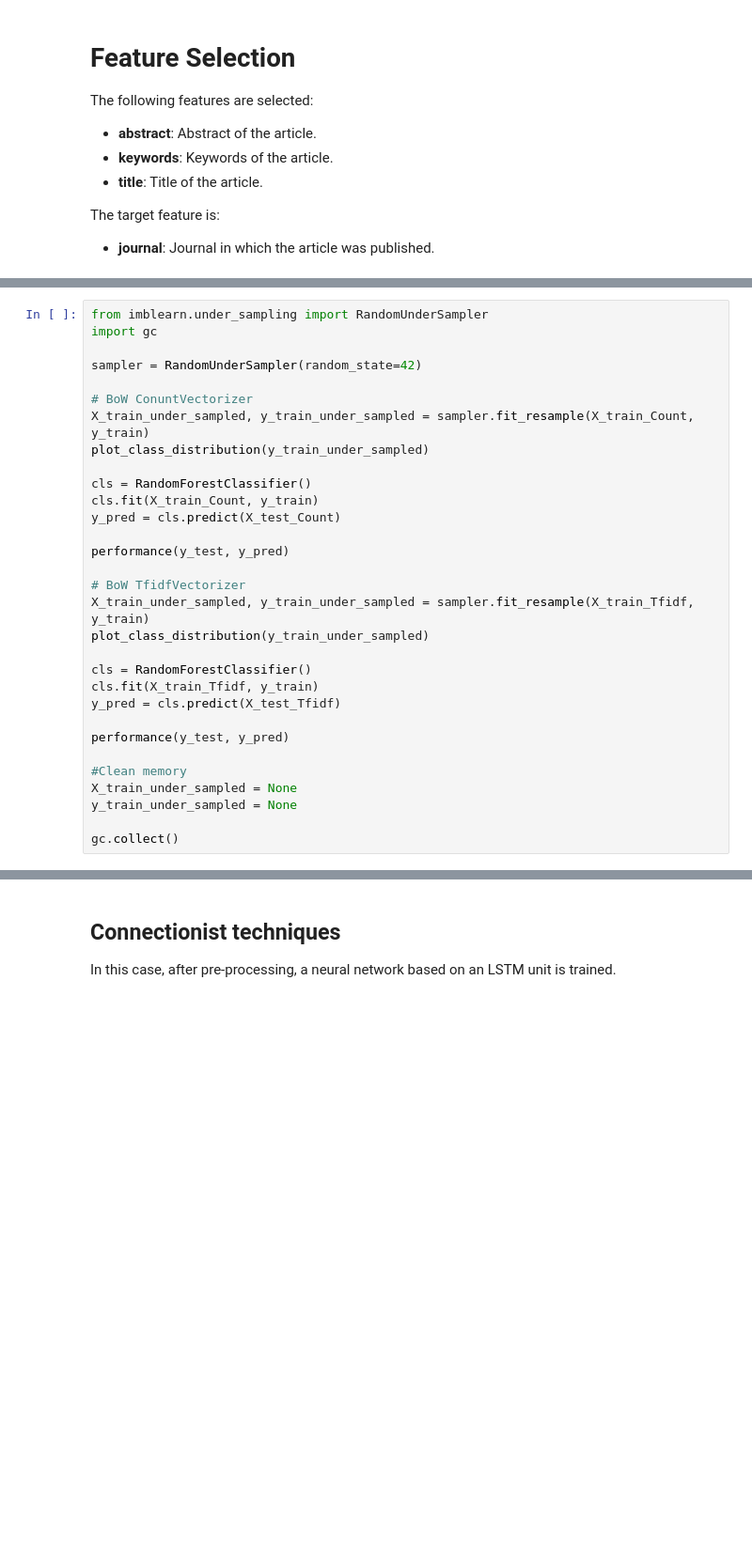
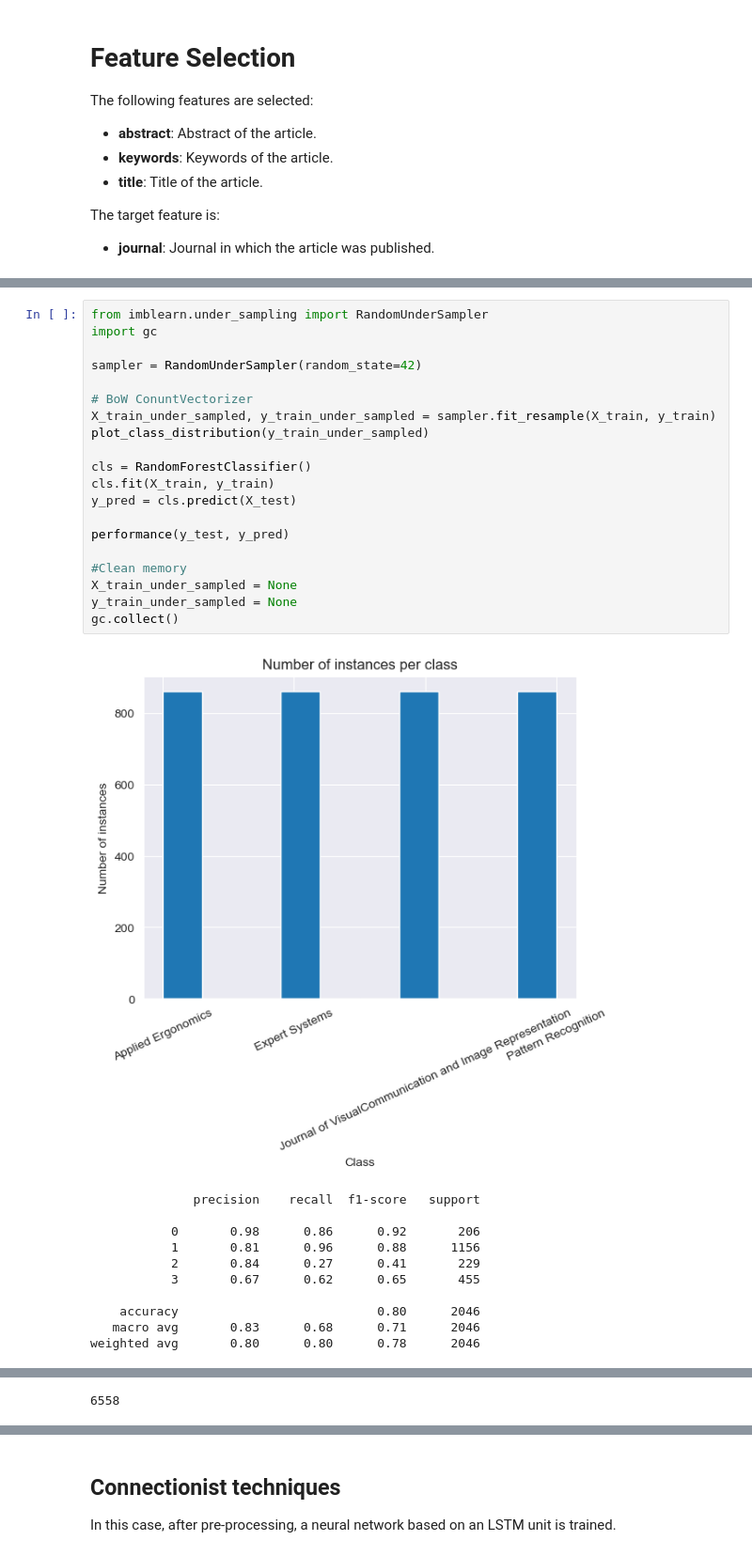
Before and after one commit to danielamadori98/Scientific-Journal-Recommender-For-Submitting-Publication, a Jupyter notebook: main.ipynb, the cells around one changed output, grey strips where cells are left out. Shown at 94% size. Drawn from its saved outputs; the diff is of its cells as text; blank space fills up the shorter version.

```diff
--- a/main.ipynb
+++ b/main.ipynb
@@ -275,31 +295,32 @@ performance(y_test, y_pred)
 # %%
 from imblearn.under_sampling import RandomUnderSampler
 import gc
 
 sampler = RandomUnderSampler(random_state=42)
 
 # BoW ConuntVectorizer
-X_train_under_sampled, y_train_under_sampled = sampler.fit_resample(X_train_Count, y_train)
+X_train_under_sampled, y_train_under_sampled = sampler.fit_resample(X_train, y_train)
 plot_class_distribution(y_train_under_sampled)
 
 cls = RandomForestClassifier()
-cls.fit(X_train_Count, y_train)
-y_pred = cls.predict(X_test_Count)
-
-performance(y_test, y_pred)
-
-# BoW TfidfVectorizer
-X_train_under_sampled, y_train_under_sampled = sampler.fit_resample(X_train_Tfidf, y_train)
-plot_class_distribution(y_train_under_sampled)
-
-cls = RandomForestClassifier()
-cls.fit(X_train_Tfidf, y_train)
-y_pred = cls.predict(X_test_Tfidf)
+cls.fit(X_train, y_train)
+y_pred = cls.predict(X_test)
 
 performance(y_test, y_pred)
 
 #Clean memory
 X_train_under_sampled = None
 y_train_under_sampled = None
-
 gc.collect()
+# %% [output]
+[figure, added]
+              precision    recall  f1-score   support
+
+           0       0.98      0.86      0.92       206
+           1       0.81      0.96      0.88      1156
+           2       0.84      0.27      0.41       229
+           3       0.67      0.62      0.65       455
+
+    accuracy                           0.80      2046
+   macro avg       0.83      0.68      0.71      2046
+weighted avg       0.80      0.80      0.78      2046
@@ -306,3 +328,4 @@ gc.collect()
+6558
 # %%
 from imblearn.over_sampling import RandomOverSampler
 import gc
```
Also changed, not shown: parts of 26 cells of this notebook.
